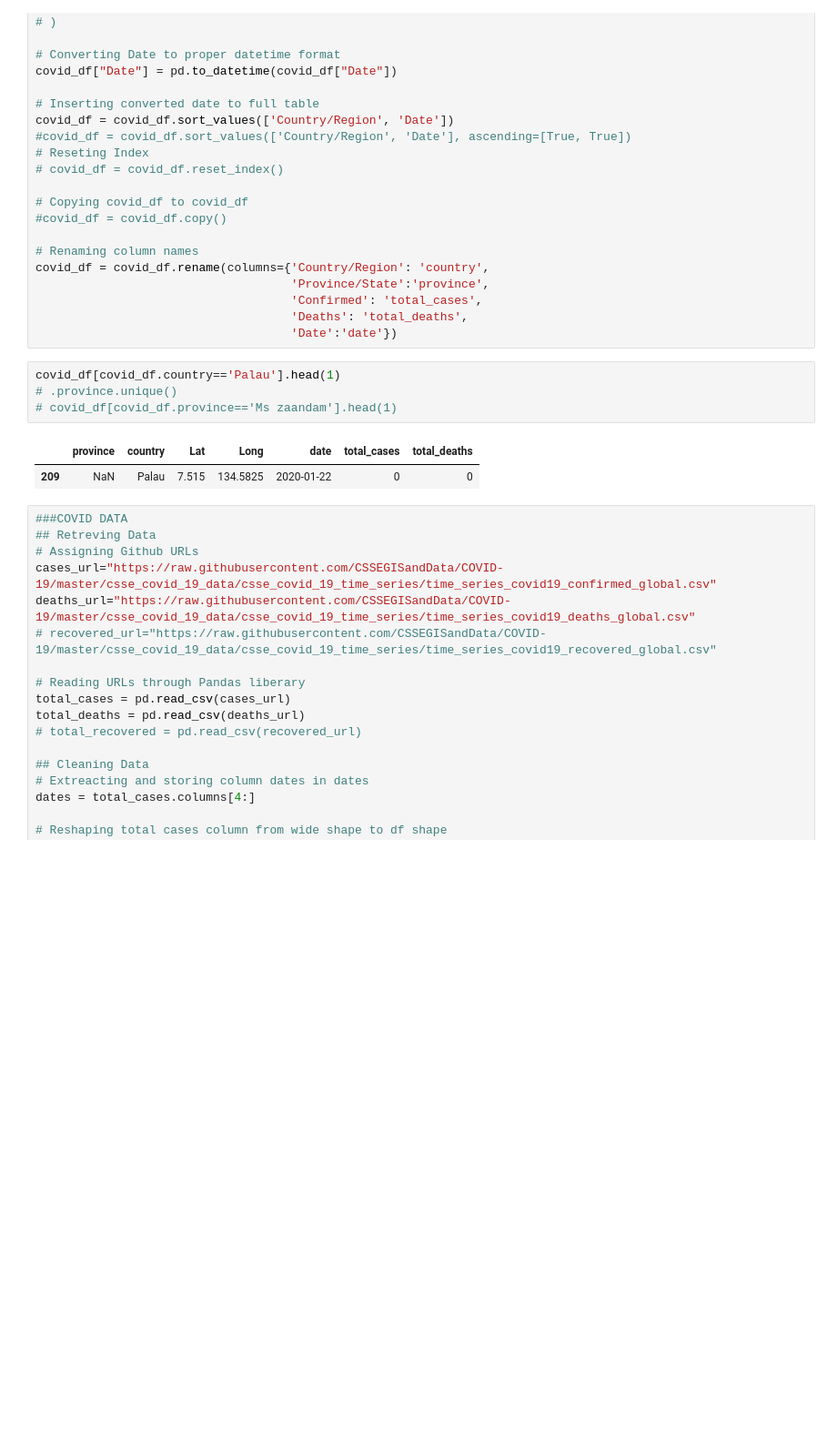
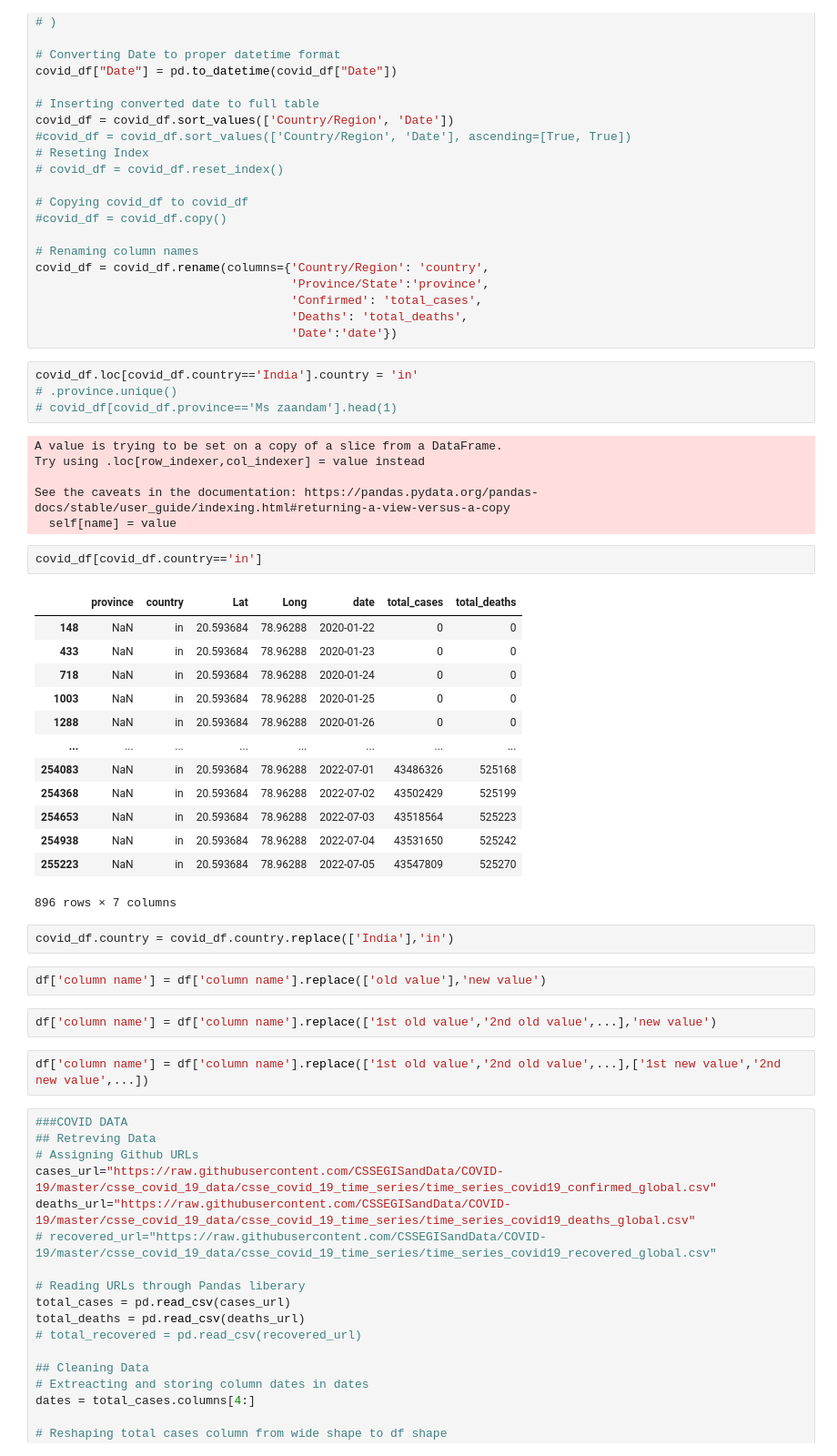
Before and after one commit to Akashkunwar/dscodes, a Jupyter notebook: cases_vaccination.ipynb, the cells around one changed output. Shown at 91% size. Saved outputs shown, nothing was run; the diff lists cells and outputs as text; blank space fills up the shorter version.

```diff
--- a/cases_vaccination.ipynb
+++ b/cases_vaccination.ipynb
@@ -78,12 +78,39 @@ covid_df = covid_df.rename(columns={'Country/Region': 'country',
                                     'Deaths': 'total_deaths',
                                     'Date':'date'})
 # %%
-covid_df[covid_df.country=='Palau'].head(1)
+covid_df.loc[covid_df.country=='India'].country = 'in'
 # .province.unique()
 # covid_df[covid_df.province=='Ms zaandam'].head(1)
 # %% [output]
-|  | province | country | Lat | Long | date | total_cases | total_deaths |
-| 209 | NaN | Palau | 7.515 | 134.5825 | 2020-01-22 | 0 | 0 |
+A value is trying to be set on a copy of a slice from a DataFrame.
+Try using .loc[row_indexer,col_indexer] = value instead
+
+See the caveats in the documentation: https://pandas.pydata.org/pandas-docs/stable/user_guide/indexing.html#returning-a-view-versus-a-copy
+  self[name] = value
+# %%
+covid_df[covid_df.country=='in']
+# %% [output]
+|  | province | country | Lat | Long | date | total_cases | total_deaths |
+| 148 | NaN | in | 20.593684 | 78.96288 | 2020-01-22 | 0 | 0 |
+| 433 | NaN | in | 20.593684 | 78.96288 | 2020-01-23 | 0 | 0 |
+| 718 | NaN | in | 20.593684 | 78.96288 | 2020-01-24 | 0 | 0 |
+| 1003 | NaN | in | 20.593684 | 78.96288 | 2020-01-25 | 0 | 0 |
+| 1288 | NaN | in | 20.593684 | 78.96288 | 2020-01-26 | 0 | 0 |
+| ... | ... | ... | ... | ... | ... | ... | ... |
+| 254083 | NaN | in | 20.593684 | 78.96288 | 2022-07-01 | 43486326 | 525168 |
+| 254368 | NaN | in | 20.593684 | 78.96288 | 2022-07-02 | 43502429 | 525199 |
+| 254653 | NaN | in | 20.593684 | 78.96288 | 2022-07-03 | 43518564 | 525223 |
+| 254938 | NaN | in | 20.593684 | 78.96288 | 2022-07-04 | 43531650 | 525242 |
+| 255223 | NaN | in | 20.593684 | 78.96288 | 2022-07-05 | 43547809 | 525270 |
+896 rows × 7 columns
+# %%
+covid_df.country = covid_df.country.replace(['India'],'in')
+# %%
+df['column name'] = df['column name'].replace(['old value'],'new value')
+# %%
+df['column name'] = df['column name'].replace(['1st old value','2nd old value',...],'new value')
+# %%
+df['column name'] = df['column name'].replace(['1st old value','2nd old value',...],['1st new value','2nd new value',...])
 # %%
 ###COVID DATA
 ## Retreving Data
```
